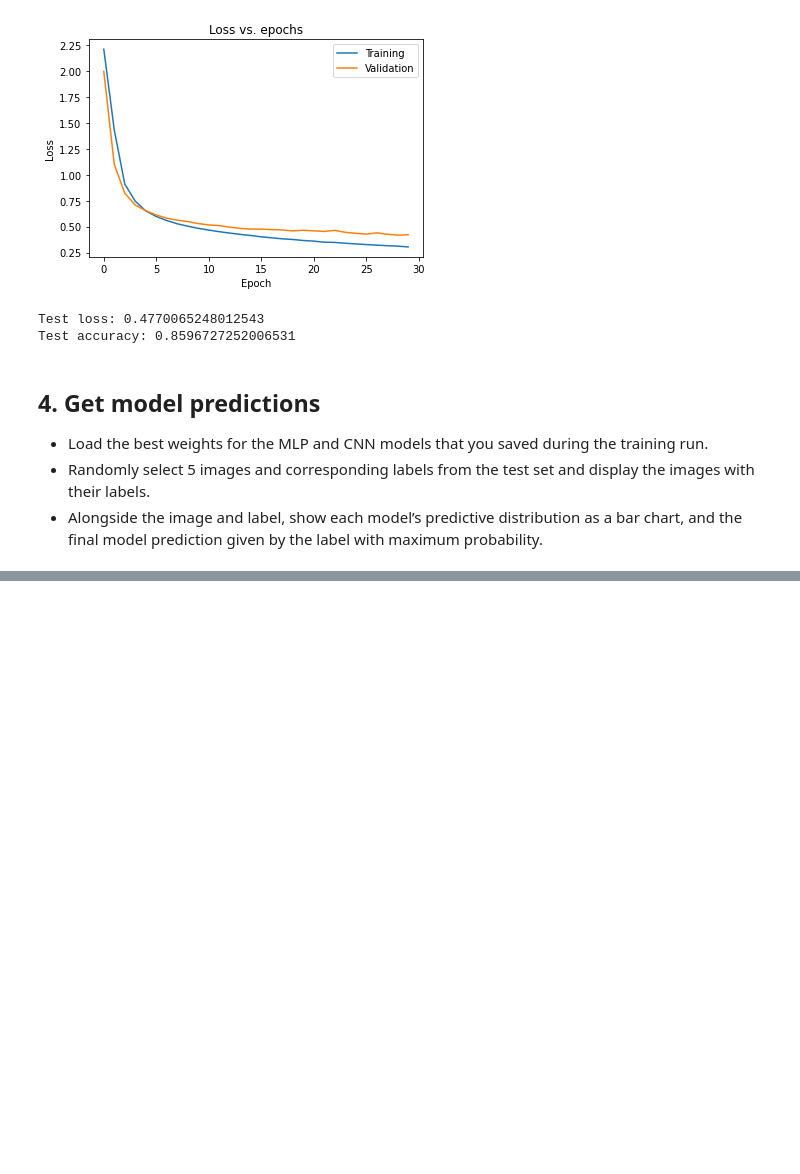
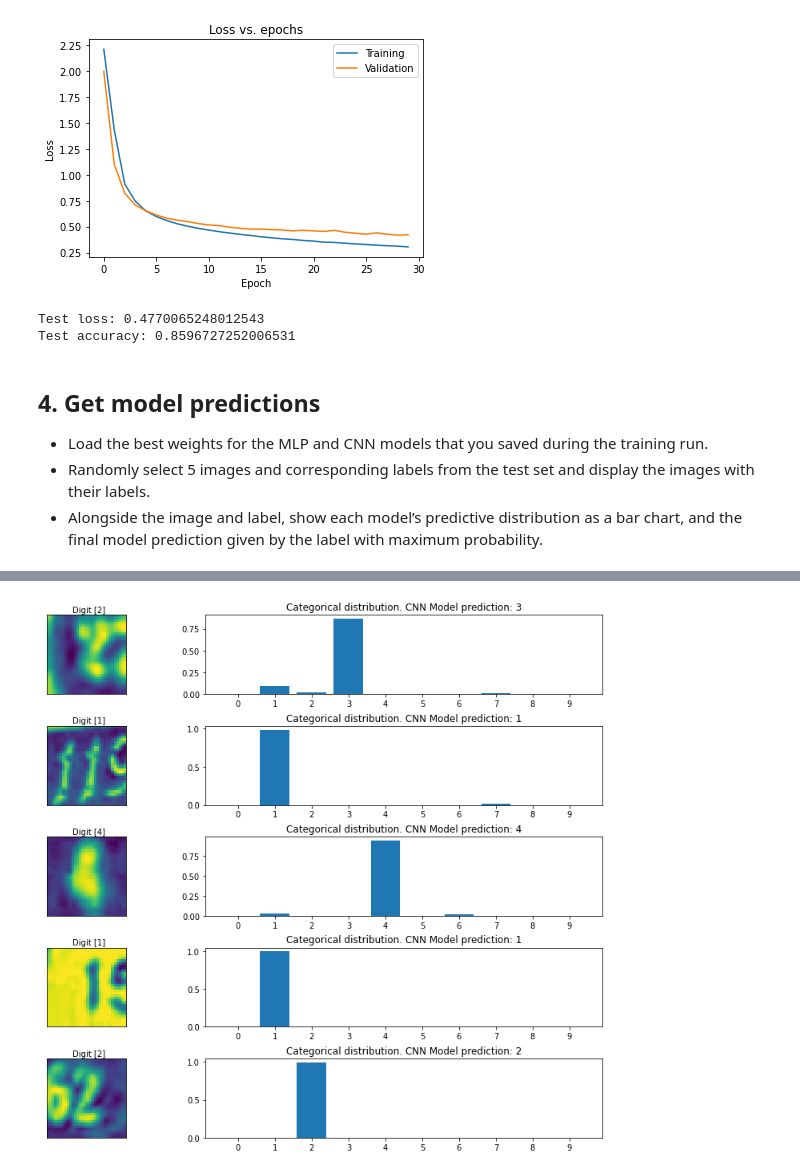
Before and after one commit to hpadhuka/TF2, a Jupyter notebook: Capstone_Project.ipynb, the cells around one changed output, grey strips where cells are left out. Cells and saved outputs as stored; diff of their text form; code cells hidden in the pictures; blank space fills up the shorter version.

```diff
--- a/Capstone_Project.ipynb
+++ b/Capstone_Project.ipynb
@@ -317,0 +358,18 @@ cmodel2 = model.load_weights('cnn_checkpoint/my_best_model')
+# %%
+predictions = cnn_model_inst.predict(random_test_images)
+
+fig, axes = plt.subplots(5, 2, figsize=(16, 12))
+fig.subplots_adjust(hspace=0.4, wspace=-0.2)
+
+for i, (prediction, image, label) in enumerate(zip(predictions, random_test_images, random_test_labels)):
+    axes[i, 0].imshow(np.squeeze(image))
+    axes[i, 0].get_xaxis().set_visible(False)
+    axes[i, 0].get_yaxis().set_visible(False)
+    axes[i, 0].text(10., -1.5, f'Digit {label}')
+    axes[i, 1].bar(np.arange(len(prediction)), prediction)
+    axes[i, 1].set_xticks(np.arange(len(prediction)))
+    axes[i, 1].set_title(f"Categorical distribution. CNN Model prediction: {np.argmax(prediction)}")
+
+plt.show()
+# %% [output]
+[figure, added]
```
Also changed, not shown: parts of 8 cells of this notebook.
